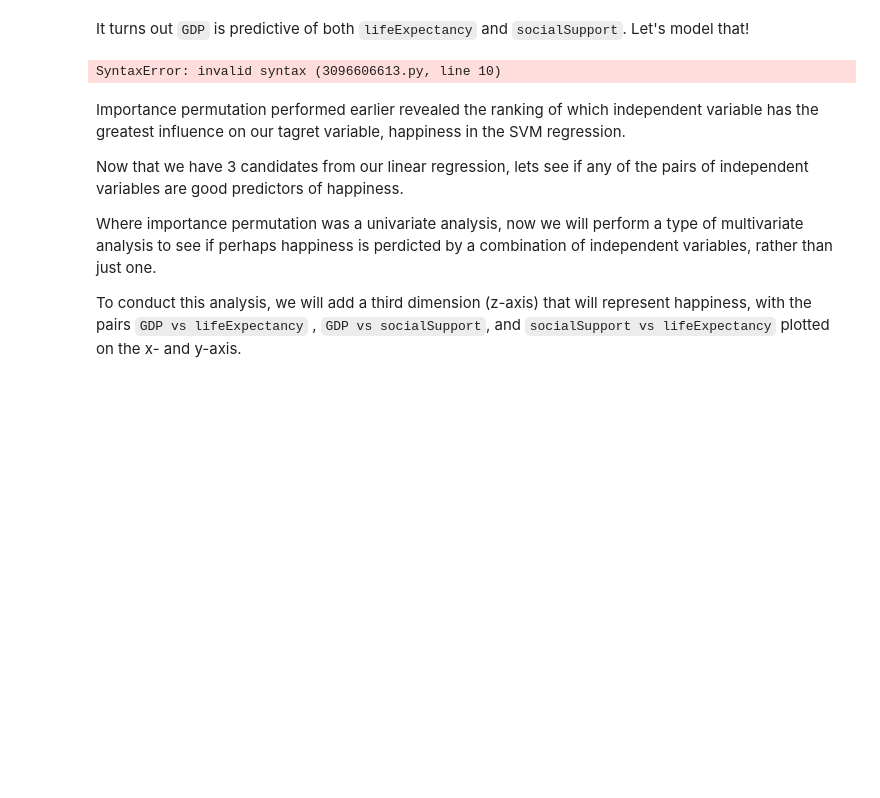
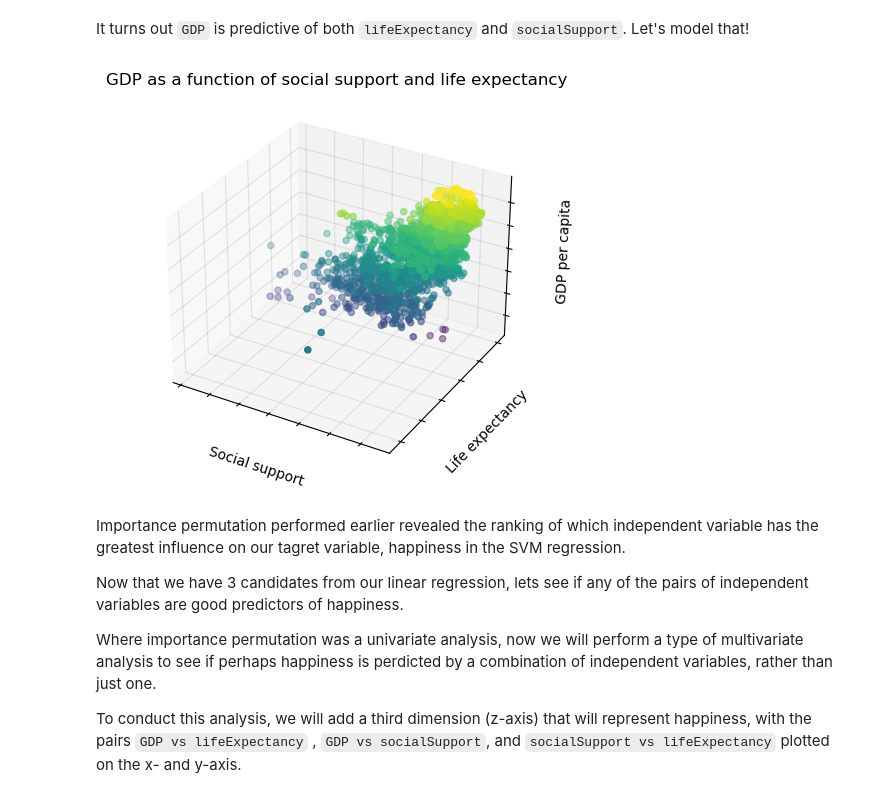
Before and after one commit to nooralteneiji/-Supervised-Machine-Learning-to-Explore-Data-From-The-World-Happiness-Report-, a Jupyter notebook: Notebook.ipynb, the cells around one changed output. Drawn from its saved outputs; the diff is of its cells as text; code cells hidden in the pictures; blank space fills up the shorter version.

```diff
--- a/Notebook.ipynb
+++ b/Notebook.ipynb
@@ -1246,7 +1246,7 @@ X_life_social  = scaler_life_social.fit_transform(X_encoded[['socialSupport', 'l
 
 x = X_life_social[:, 0]  # social support
 y = X_life_social[:, 1]  # life expectancy
-z = X_encoded[['GDP']  # GDP per capita
+z = X_encoded[['GDP']]  # GDP per capita
 
 # Create an interactive3D scatter plot
 fig = go.Figure(data=[go.Scatter3d(x=x, y=y, z=z, mode='markers',
@@ -1256,34 +1256,34 @@ fig.update_layout(scene=dict(xaxis=dict(title='Social support', showticklabels=F
                              yaxis=dict(title='Life expectancy', showticklabels=False),
                              zaxis=dict(title='GDP per capita', showticklabels=False)),
                   title='GDP as a function of social support and life expectancy')
 
 fig.show()
 
 
 # Create a static 3D scatter plot
 fig = plt.figure(figsize=(5, 5))
 ax = fig.add_subplot(111, projection='3d')
 ax.scatter(x, y, z, c=z, marker='o') # setting color = z elucidates dimensionality despite graph being 2d
 
 
 ax.set_xlabel('Social support')
 ax.set_ylabel('Life expectancy')
 ax.set_zlabel('GDP per capita')
 ax.set_title('GDP as a function of social support and life expectancy')
 
 ax.set_xticklabels([])  # remove the tick labels since they are not meaningful in and of themselves
 ax.set_yticklabels([])
 ax.set_zticklabels([])
 
 alpha = 0.1, 0.1, 0.1, 0.1 # RGBA
 
 ax.xaxis._axinfo["grid"]['color'] =  (alpha)
 ax.yaxis._axinfo["grid"]['color'] =  (alpha)
 ax.zaxis._axinfo["grid"]['color'] =  (alpha)
 
 plt.show()
 # %% [output]
-SyntaxError: invalid syntax (3096606613.py, line 10)
+[figure, added]
 # %% [markdown]
 Importance permutation performed earlier revealed the ranking of which independent variable has the greatest influence on our tagret variable, happiness in the SVM regression.
 
```
